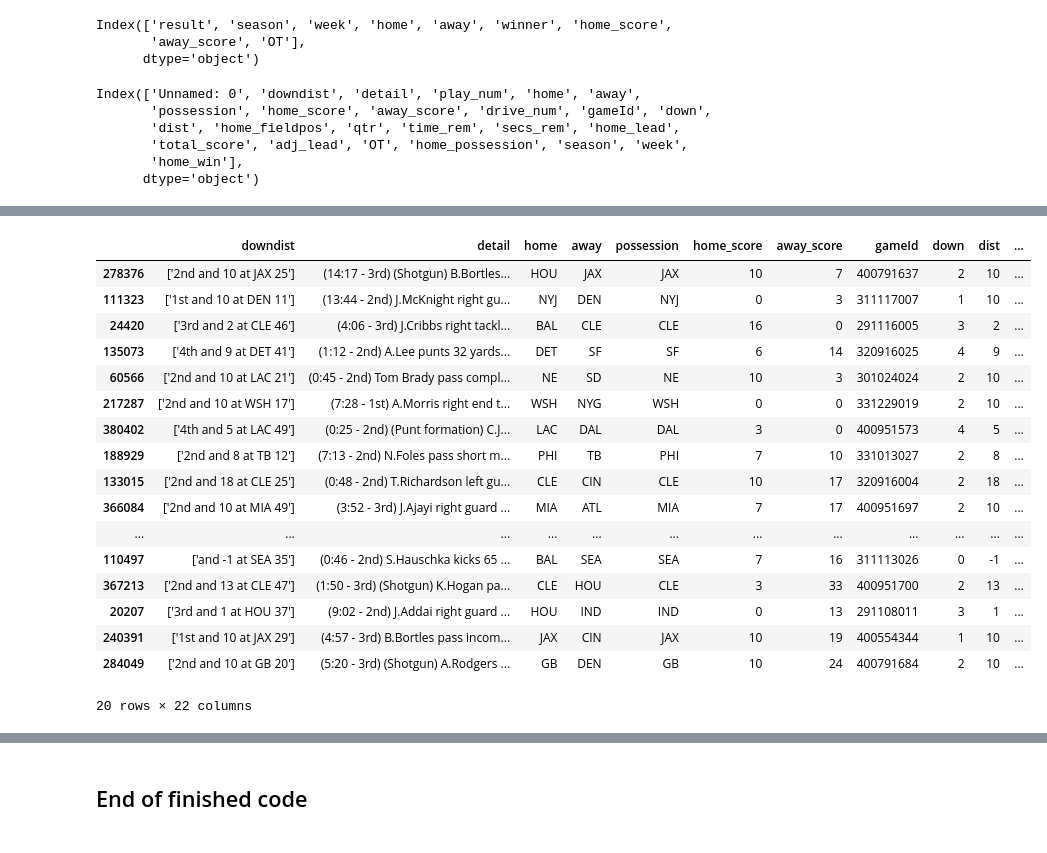
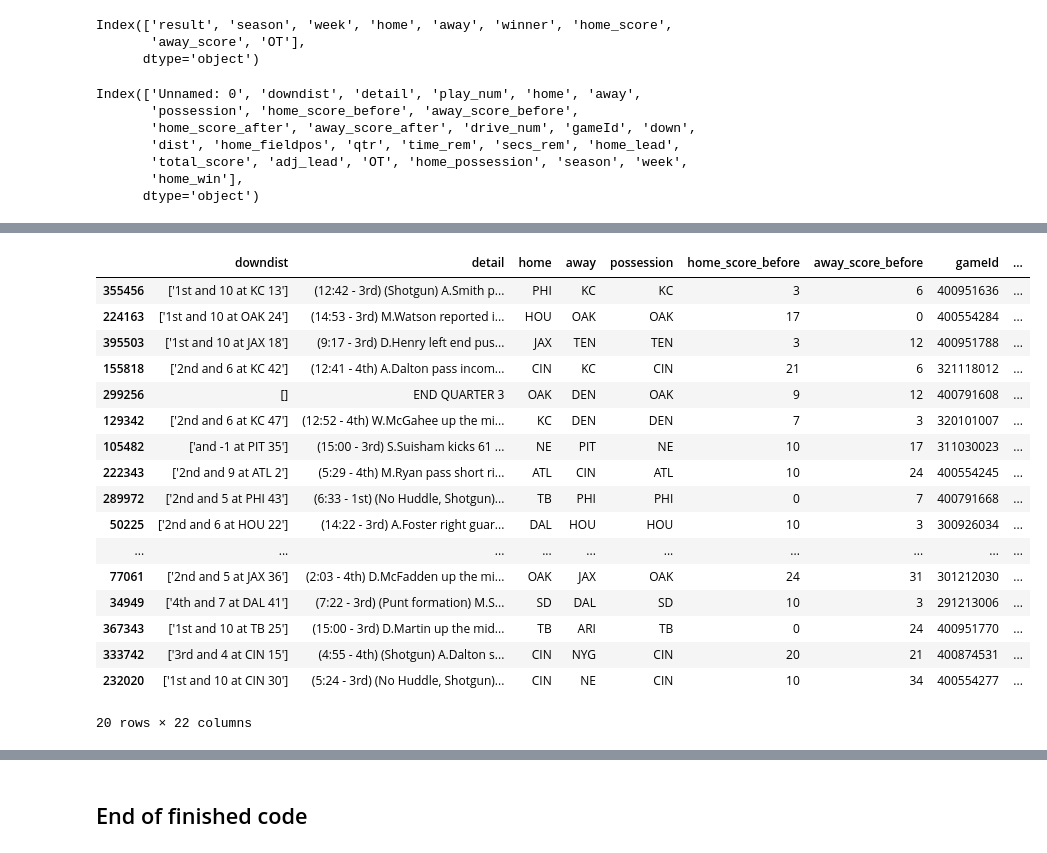
Before and after one commit to ewelchman/football_analytics, a Jupyter notebook: espn_scraper/espn_scraper.ipynb, the cells around one changed output, grey strips where cells are left out. Drawn from its saved outputs; the diff is of its cells as text; code cells hidden in the pictures.

Commit message:
Fix problem with reading score before/after drives

```diff
--- a/espn_scraper/espn_scraper.ipynb
+++ b/espn_scraper/espn_scraper.ipynb
@@ -87,11 +87,11 @@ def get_game_df(url):
         d.drive_num = i
 
         if i == 0:
-            d.home_score = 0
-            d.away_score = 0
+            d.home_score_before = 0
+            d.away_score_before = 0
         else:
-            d.home_score = drivelist[-1].home_score_after
-            d.away_score = drivelist[-1].away_score_after
+            d.home_score_before = drivelist[-1].home_score_after
+            d.away_score_before = drivelist[-1].away_score_after
 
         # If the drive isn't a special section marking the end of half/game
         # Then add drive's dataFrame to the drive list
@@ -99,8 +99,10 @@ def get_game_df(url):
             d.df['home'] = d.home_team
             d.df['away'] = d.away_team
             d.df['possession'] = d.offense
-            d.df['home_score'] = d.home_score
-            d.df['away_score'] = d.away_score
+            d.df['home_score_before'] = d.home_score_before
+            d.df['away_score_before'] = d.away_score_before
+            d.df['home_score_after'] = d.home_score_after
+            d.df['away_score_after'] = d.away_score_after
             d.df['drive_num'] = d.drive_num
 
             #print(d.df)
@@ -115,8 +117,10 @@ def get_game_df(url):
                     'result':dd.result[0],
                     'home':dd.home_team,
                     'away':dd.away_team,
-                    'home_score_after':dd.home_score,
-                    'away_score_after':dd.away_score }
+                    'home_score_before':dd.home_score_before,
+                    'away_score_before':dd.away_score_before,
+                    'home_score_after':dd.home_score_after,
+                    'away_score_after':dd.away_score_after }
                    for dd in drivelist ]
     drives_df = pd.DataFrame(drive_dicts)
 
@@ -695,9 +701,9 @@ memory usage: 51.4+ MB
 # %%
 # Make column for score difference
-allplays_df['home_lead'] = allplays_df['home_score'] - allplays_df['away_score']
+allplays_df['home_lead'] = allplays_df['home_score_before'] - allplays_df['away_score_before']
 
 # Make column for total score
-allplays_df['total_score'] = allplays_df['home_score'] + allplays_df['away_score']
+allplays_df['total_score'] = allplays_df['home_score_before'] + allplays_df['away_score_before']
 # %%
 # Make column with derived metric for adjusted lead
 # Make a column for adjusted score
@@ -766,7 +772,8 @@ joined_df = pd.merge(allplays_df, gamedata_df[['season','week','home_win']],
 joined_df.columns
 # %% [output]
 Index(['Unnamed: 0', 'downdist', 'detail', 'play_num', 'home', 'away',
-       'possession', 'home_score', 'away_score', 'drive_num', 'gameId', 'down',
+       'possession', 'home_score_before', 'away_score_before',
+       'home_score_after', 'away_score_after', 'drive_num', 'gameId', 'down',
        'dist', 'home_fieldpos', 'qtr', 'time_rem', 'secs_rem', 'home_lead',
        'total_score', 'adj_lead', 'OT', 'home_possession', 'season', 'week',
        'home_win'],
@@ -774,7 +781,7 @@ Index(['Unnamed: 0', 'downdist', 'detail', 'play_num', 'home', 'away',
 # %%
 final_cols = [
     'downdist', 'detail', 'home', 'away', 'possession',
-       'home_score', 'away_score', 'gameId', 'down', 'dist', 'home_fieldpos',
+       'home_score_before', 'away_score_before', 'gameId', 'down', 'dist', 'home_fieldpos',
        'qtr', 'time_rem', 'secs_rem', 'home_lead', 'total_score', 'adj_lead',
        'OT','home_possession','home_win','season','week'
 ]
@@ -793,28 +800,28 @@ max        59.000000      62.000000  4.009814e+08       4.000000
 
        home_fieldpos       secs_rem      home_lead    total_score  \
 count  396448.000000  396448.000000  396448.000000  396448.000000
 ... (23 lines left out)
 25%         5.000000
 50%         9.000000
 75%        13.000000
 max        17.000000
-|  | downdist | detail | home | away | possession | home_score | away_score | gameId | down | dist | ... |
-| 278376 | ['2nd and 10 at JAX 25'] | (14:17 - 3rd) (Shotgun) B.Bortles... | HOU | JAX | JAX | 10 | 7 | 400791637 | 2 | 10 | ... |
-| 111323 | ['1st and 10 at DEN 11'] | (13:44 - 2nd) J.McKnight right gu... | NYJ | DEN | NYJ | 0 | 3 | 311117007 | 1 | 10 | ... |
-| 24420 | ['3rd and 2 at CLE 46'] | (4:06 - 3rd) J.Cribbs right tackl... | BAL | CLE | CLE | 16 | 0 | 291116005 | 3 | 2 | ... |
-| 135073 | ['4th and 9 at DET 41'] | (1:12 - 2nd) A.Lee punts 32 yards... | DET | SF | SF | 6 | 14 | 320916025 | 4 | 9 | ... |
-| 60566 | ['2nd and 10 at LAC 21'] | (0:45 - 2nd) Tom Brady pass compl... | NE | SD | NE | 10 | 3 | 301024024 | 2 | 10 | ... |
-| 217287 | ['2nd and 10 at WSH 17'] | (7:28 - 1st) A.Morris right end t... | WSH | NYG | WSH | 0 | 0 | 331229019 | 2 | 10 | ... |
-| 380402 | ['4th and 5 at LAC 49'] | (0:25 - 2nd) (Punt formation) C.J... | LAC | DAL | DAL | 3 | 0 | 400951573 | 4 | 5 | ... |
-| 188929 | ['2nd and 8 at TB 12'] | (7:13 - 2nd) N.Foles pass short m... | PHI | TB | PHI | 7 | 10 | 331013027 | 2 | 8 | ... |
-| 133015 | ['2nd and 18 at CLE 25'] | (0:48 - 2nd) T.Richardson left gu... | CLE | CIN | CLE | 10 | 17 | 320916004 | 2 | 18 | ... |
-| 366084 | ['2nd and 10 at MIA 49'] | (3:52 - 3rd) J.Ajayi right guard ... | MIA | ATL | MIA | 7 | 17 | 400951697 | 2 | 10 | ... |
-| ... | ... | ... | ... | ... | ... | ... | ... | ... | ... | ... | ... |
-| 110497 | ['and -1 at SEA 35'] | (0:46 - 2nd) S.Hauschka kicks 65 ... | BAL | SEA | SEA | 7 | 16 | 311113026 | 0 | -1 | ... |
-| 367213 | ['2nd and 13 at CLE 47'] | (1:50 - 3rd) (Shotgun) K.Hogan pa... | CLE | HOU | CLE | 3 | 33 | 400951700 | 2 | 13 | ... |
-| 20207 | ['3rd and 1 at HOU 37'] | (9:02 - 2nd) J.Addai right guard ... | HOU | IND | IND | 0 | 13 | 291108011 | 3 | 1 | ... |
-| 240391 | ['1st and 10 at JAX 29'] | (4:57 - 3rd) B.Bortles pass incom... | JAX | CIN | JAX | 10 | 19 | 400554344 | 1 | 10 | ... |
-| 284049 | ['2nd and 10 at GB 20'] | (5:20 - 3rd) (Shotgun) A.Rodgers ... | GB | DEN | GB | 10 | 24 | 400791684 | 2 | 10 | ... |
+|  | downdist | detail | home | away | possession | home_score_before | away_score_before | gameId | ... |
+| 355456 | ['1st and 10 at KC 13'] | (12:42 - 3rd) (Shotgun) A.Smith p... | PHI | KC | KC | 3 | 6 | 400951636 | ... |
+| 224163 | ['1st and 10 at OAK 24'] | (14:53 - 3rd) M.Watson reported i... | HOU | OAK | OAK | 17 | 0 | 400554284 | ... |
+| 395503 | ['1st and 10 at JAX 18'] | (9:17 - 3rd) D.Henry left end pus... | JAX | TEN | TEN | 3 | 12 | 400951788 | ... |
+| 155818 | ['2nd and 6 at KC 42'] | (12:41 - 4th) A.Dalton pass incom... | CIN | KC | CIN | 21 | 6 | 321118012 | ... |
+| 299256 | [] | END QUARTER 3 | OAK | DEN | OAK | 9 | 12 | 400791608 | ... |
+| 129342 | ['2nd and 6 at KC 47'] | (12:52 - 4th) W.McGahee up the mi... | KC | DEN | DEN | 7 | 3 | 320101007 | ... |
+| 105482 | ['and -1 at PIT 35'] | (15:00 - 3rd) S.Suisham kicks 61 ... | NE | PIT | NE | 10 | 17 | 311030023 | ... |
+| 222343 | ['2nd and 9 at ATL 2'] | (5:29 - 4th) M.Ryan pass short ri... | ATL | CIN | ATL | 10 | 24 | 400554245 | ... |
+| 289972 | ['2nd and 5 at PHI 43'] | (6:33 - 1st) (No Huddle, Shotgun)... | TB | PHI | PHI | 0 | 7 | 400791668 | ... |
+| 50225 | ['2nd and 6 at HOU 22'] | (14:22 - 3rd) A.Foster right guar... | DAL | HOU | HOU | 10 | 3 | 300926034 | ... |
+| ... | ... | ... | ... | ... | ... | ... | ... | ... | ... |
+| 77061 | ['2nd and 5 at JAX 36'] | (2:03 - 4th) D.McFadden up the mi... | OAK | JAX | OAK | 24 | 31 | 301212030 | ... |
+| 34949 | ['4th and 7 at DAL 41'] | (7:22 - 3rd) (Punt formation) M.S... | SD | DAL | SD | 10 | 3 | 291213006 | ... |
+| 367343 | ['1st and 10 at TB 25'] | (15:00 - 3rd) D.Martin up the mid... | TB | ARI | TB | 0 | 24 | 400951770 | ... |
+| 333742 | ['3rd and 4 at CIN 15'] | (4:55 - 4th) (Shotgun) A.Dalton s... | CIN | NYG | CIN | 20 | 21 | 400874531 | ... |
+| 232020 | ['1st and 10 at CIN 30'] | (5:24 - 3rd) (No Huddle, Shotgun)... | CIN | NE | CIN | 10 | 34 | 400554277 | ... |
 20 rows × 22 columns
 # %%
 # Objective: Assuming no fumbled snap or pre-snap penalty or other shenanigans,
```
Also changed, not shown: parts of 13 cells of this notebook, 3 other files.
